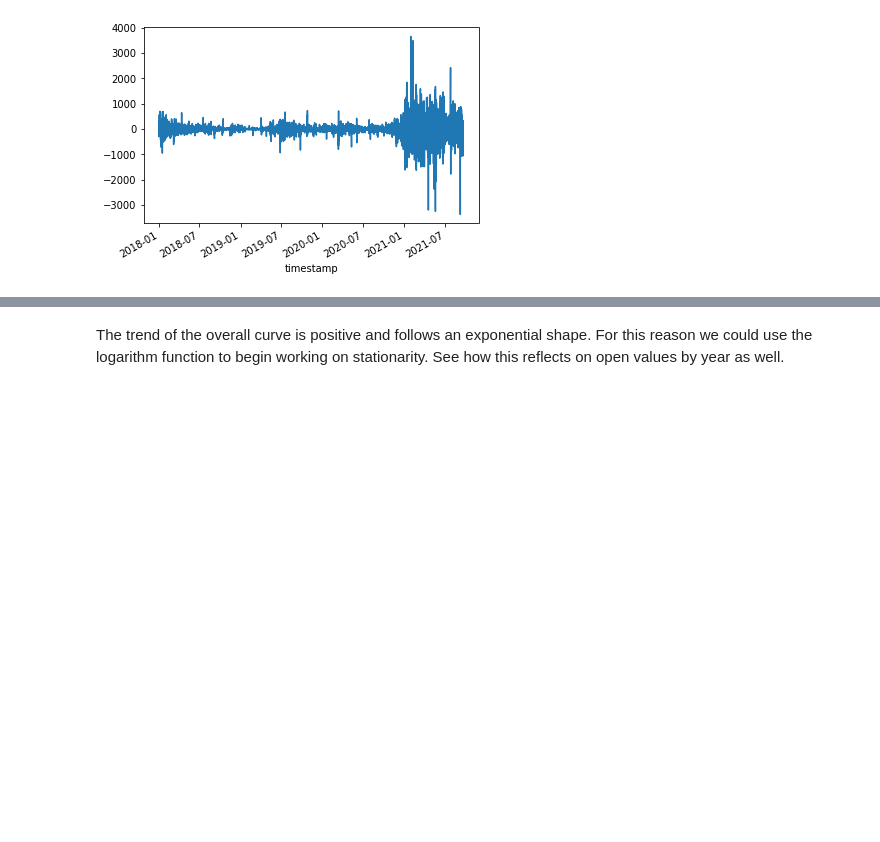
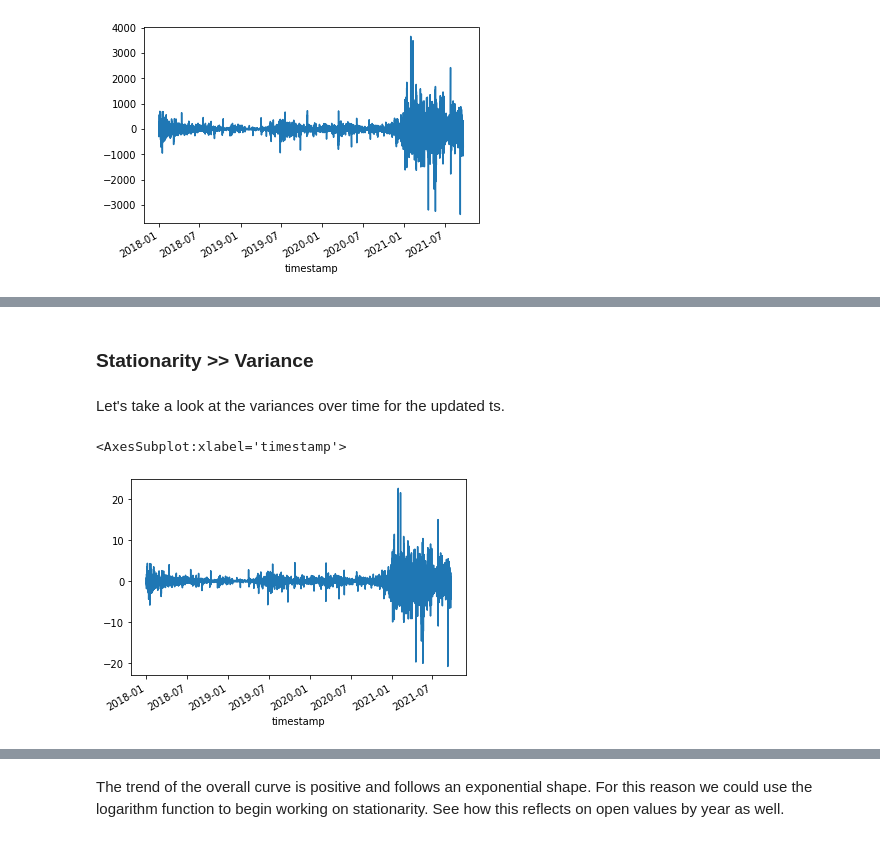
Before and after one commit to tfranza/crypto-forecasting, a Jupyter notebook: eda.ipynb, the cells around one changed output, grey strips where cells are left out. Drawn from its saved outputs; the diff is of its cells as text; code cells hidden in the pictures; blank space fills up the shorter version.

Commit message:
improved stationarity on variance

```diff
--- a/eda.ipynb
+++ b/eda.ipynb
@@ -292,3 +254,0 @@ plt.show()
-# %%
-dif_lagged = zscore(dif_lagged.dropna())
-dif_lagged.head()
@@ -316,0 +285,2 @@ plt.show()
+# %%
+zscored_ts = zscore(dif_lagged.dropna())
@@ -316,0 +301,9 @@ plt.show()
+# %% [markdown]
+### Stationarity >> Variance
+# %% [markdown]
+Let's take a look at the variances over time for the updated ts.
+# %%
+zscored_ts.plot()
+# %% [output]
+<AxesSubplot:xlabel='timestamp'>
+[figure, added]
```
Also changed, not shown: parts of 33 cells of this notebook.
